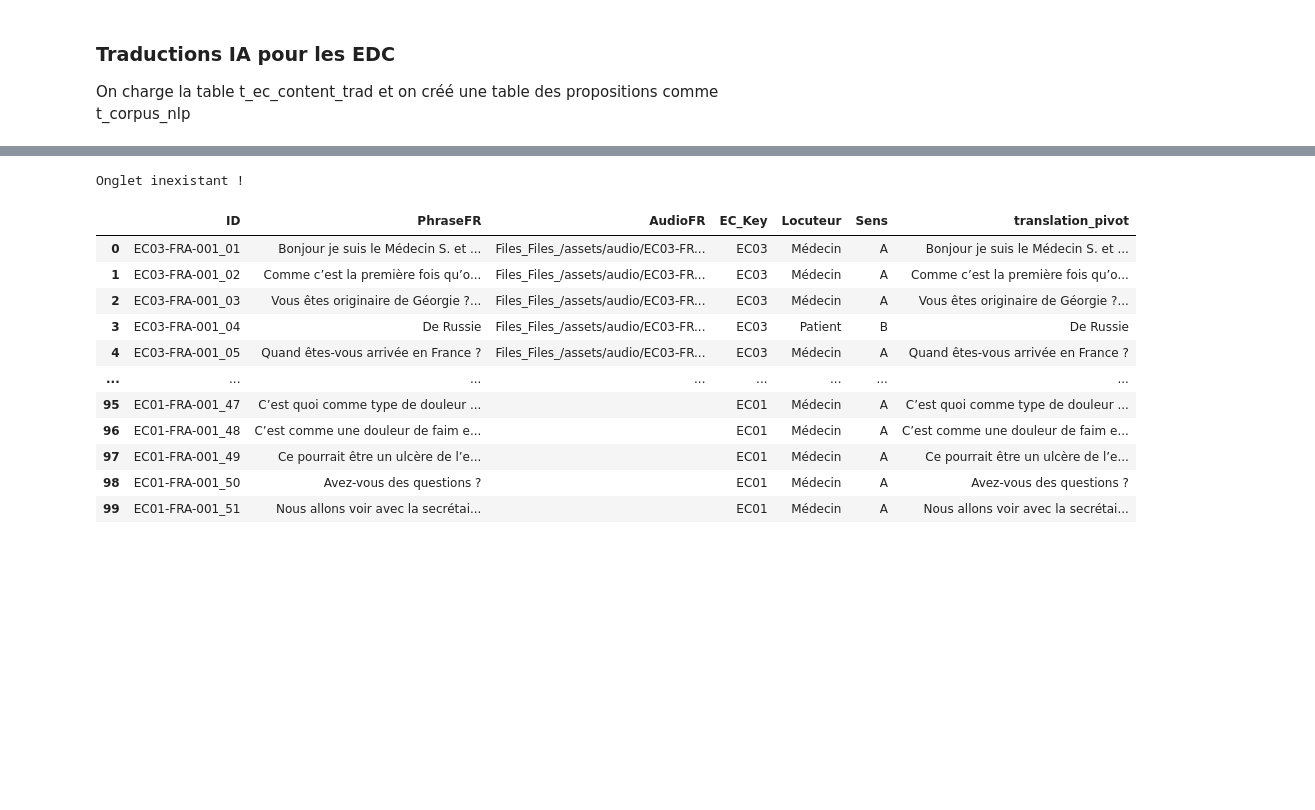
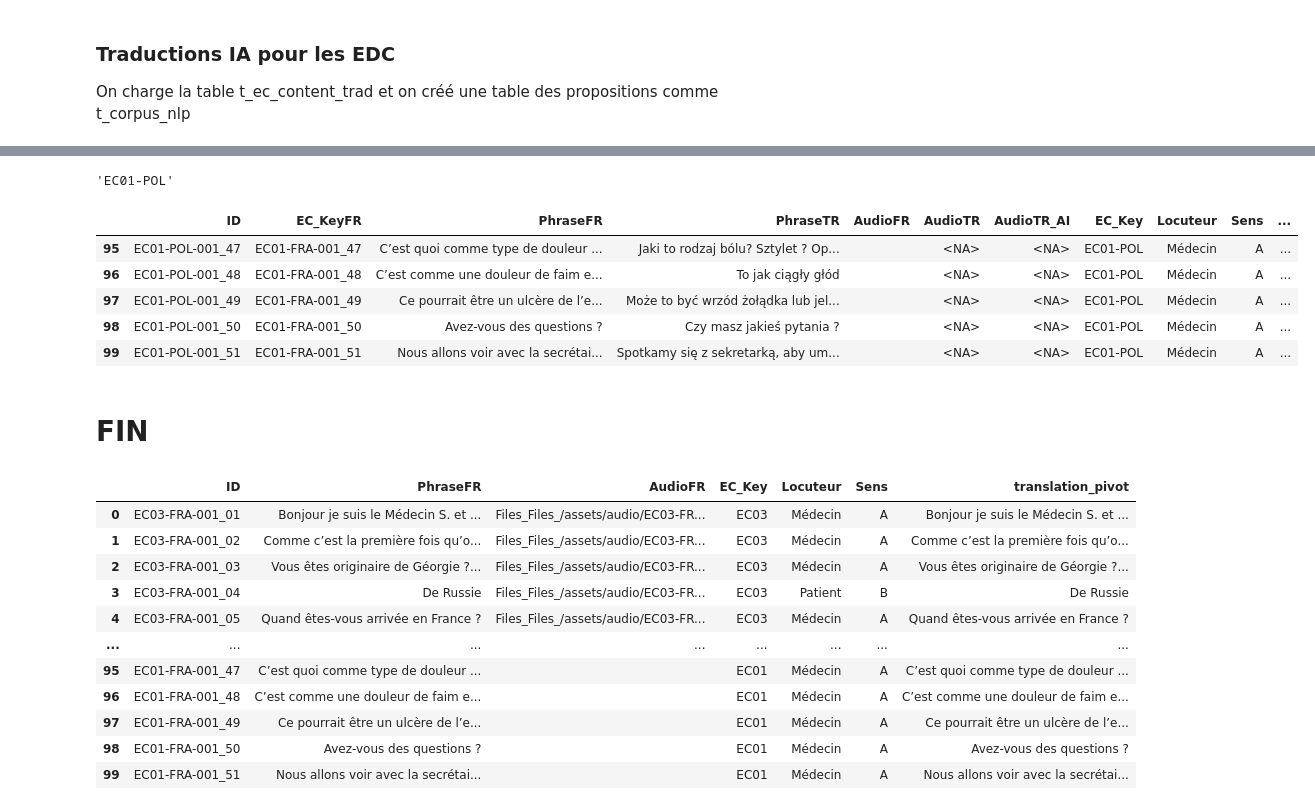
Before and after one commit to gretiere545/langdeck, a Jupyter notebook: langdeck_sync.ipynb, the cells around one changed output, grey strips where cells are left out. Saved outputs shown, nothing was run; the diff lists cells and outputs as text; code cells hidden in the pictures; blank space fills up the shorter version.

Commit message:
Version majeure à tester (inclus théma + trad ia études de cas )

```diff
--- a/langdeck_sync.ipynb
+++ b/langdeck_sync.ipynb
@@ -1106,0 +1132,17 @@ ValueError: ignored
+# %%
+def simpleGoogleTranslate (txt, pivot, iso_code):
+  from deep_translator import GoogleTranslator
+  try:
+    r = GoogleTranslator(source=pivot, target=iso_code).translate(txt)
+    print (r)
+  except Exception as e:
+    print (e)
+    pass
+  return r
+# %%
+# on met à jour les traductions IA
+iso_code = df_lang_vendor.loc[df_lang_vendor["language"]==FILTER_LANG]["iso-code"].values.item()
+
+df_ec_trad["translation_ai"] = df_ec_trad[["PhraseFR","translation_ai"]].apply(
+        lambda x:simpleGoogleTranslate(x[0], FILTER_PIVOT, iso_code) if pd.isna(x[1]) else x[1],
+        axis=1)
@@ -1106,0 +1167,3 @@ ValueError: ignored
+# %%
+# si la traduction est absente en PhraseTR => On colle la traduction IA
+df_ec_trad["PhraseTR"] = df_ec_trad[["PhraseTR","translation_ai"]].apply(lambda x:x[1] if pd.isna(x[0]) else x[0], axis=1)
@@ -1107,16 +1172,31 @@ ValueError: ignored
+# %%
+s[:8]
+# %% [output]
+'EC01-POL'
+# %%
+df_ec_trad["EC_Key"]=df_ec_trad["ID"].apply(lambda x:x[:8])
+# %%
+df_ec_trad.tail()
+# %% [output]
+|  | ID | EC_KeyFR | PhraseFR | PhraseTR | AudioFR | AudioTR | AudioTR_AI | EC_Key | Locuteur | Sens | ... |
+| 95 | EC01-POL-001_47 | EC01-FRA-001_47 | C’est quoi comme type de douleur ... | Jaki to rodzaj bólu? Sztylet ? Op... |  | <NA> | <NA> | EC01-POL | Médecin | A | ... |
+| 96 | EC01-POL-001_48 | EC01-FRA-001_48 | C’est comme une douleur de faim e... | To jak ciągły głód |  | <NA> | <NA> | EC01-POL | Médecin | A | ... |
+| 97 | EC01-POL-001_49 | EC01-FRA-001_49 | Ce pourrait être un ulcère de l’e... | Może to być wrzód żołądka lub jel... |  | <NA> | <NA> | EC01-POL | Médecin | A | ... |
+| 98 | EC01-POL-001_50 | EC01-FRA-001_50 | Avez-vous des questions ? | Czy masz jakieś pytania ? |  | <NA> | <NA> | EC01-POL | Médecin | A | ... |
+| 99 | EC01-POL-001_51 | EC01-FRA-001_51 | Nous allons voir avec la secrétai... | Spotkamy się z sekretarką, aby um... |  | <NA> | <NA> | EC01-POL | Médecin | A | ... |
 # %%
 # on enregistre dans GSheet
 try:
-  t_ = wb.worksheet("t_ec_content_trad2")
+  t_ = wb.worksheet("t_ec_content_trad")
   wb.del_worksheet(t_)
 except:
   print ("Onglet inexistant !")
   pass
-wb.add_worksheet("t_ec_content_trad2", 1, 1)
-export_sheet = wb.worksheet("t_ec_content_trad2")
-set_with_dataframe(export_sheet, df_ec_trad_def)
+wb.add_worksheet("t_ec_content_trad", 1, 1)
+export_sheet = wb.worksheet("t_ec_content_trad")
+set_with_dataframe(export_sheet, df_ec_trad)
-# %% [output]
-Onglet inexistant !
+# %% [markdown]
+# FIN
 # %%
 vk_filter = ["rus"]
 # on itère sur les langues choisies pour le run
```
Also changed, not shown: parts of 49 cells of this notebook.
